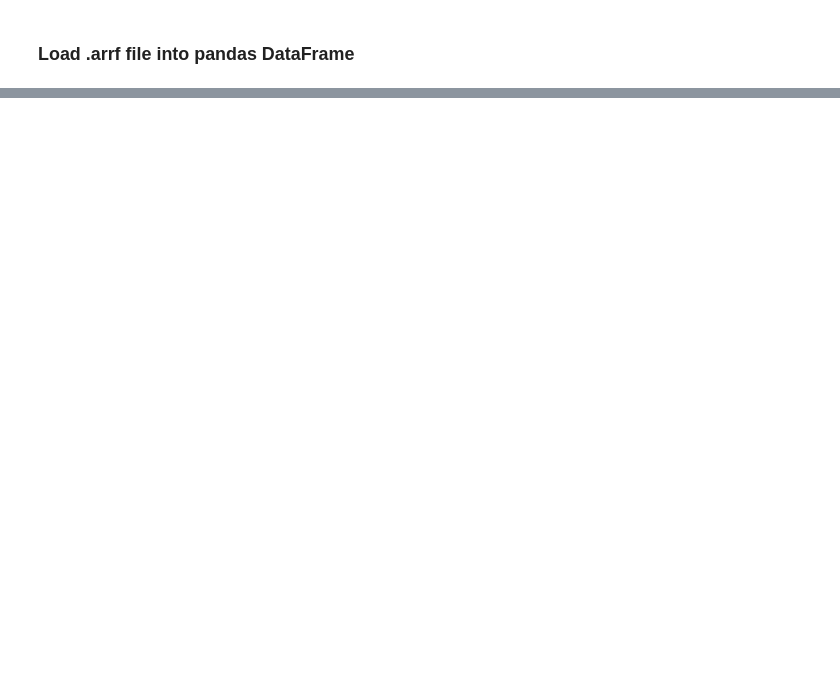
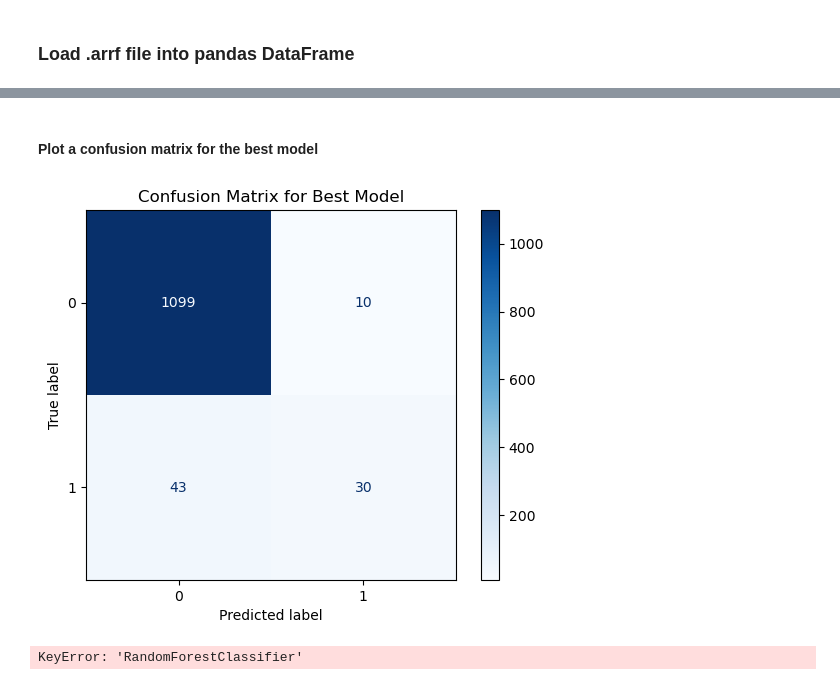
Before and after one commit to Abbey-commit/data-science-project, a Jupyter notebook: poland_bankruptcy_project.ipynb, the cells around one changed output, grey strips where cells are left out. Drawn from its saved outputs; the diff is of its cells as text; code cells hidden in the pictures; blank space fills up the shorter version.

Commit message:
random forest classifier done

```diff
--- a/poland_bankruptcy_project.ipynb
+++ b/poland_bankruptcy_project.ipynb
@@ -53,0 +302,16 @@ print(df_data.head(5))
+# %% [markdown]
+#### Plot a confusion matrix for the best model
+# %%
+# Predict using the best model on the test set
+y_pred_best = model.best_estimator_.predict(X_test)
+
+# Calculate the confusion matrix
+cm = confusion_matrix(y_test, y_pred_best)
+
+# Display the confusion matrix
+disp = ConfusionMatrixDisplay(confusion_matrix=cm, display_labels=model.classes_)
+disp.plot(cmap="Blues", values_format="d")
+plt.title("Confusion Matrix for Best Model")
+plt.show()
+# %% [output]
+[figure, added]
@@ -53,0 +324,29 @@ print(df_data.head(5))
+# %%
+import matplotlib.pyplot as plt
+import pandas as pd
+
+# Get feature names from training data
+features = X_train.columns
+
+# Extract importances from the RandomForestClassifier inside the pipeline
+importances = model.best_estimator_.named_steps['RandomForestClassifier'].feature_importances_
+
+# Create a DataFrame with feature names and their importance values
+feat_imp = pd.DataFrame({
+    'Feature': features,
+    'Importance': importances
+})
+
+# Sort the features by importance in descending order
+feat_imp = feat_imp.sort_values(by='Importance', ascending=False)
+
+# Plot the 10 most important features
+plt.figure(figsize=(10, 6))
+feat_imp.head(10).plot(kind='barh', x='Feature', y='Importance', legend=False, color='skyblue')
+plt.xlabel("Gini Importance")
+plt.ylabel("Feature")
+plt.title("Top 10 Feature Importances")
+plt.gca().invert_yaxis()  # Invert y-axis to show the most important features at the top
+plt.show()
+# %% [output]
+KeyError: 'RandomForestClassifier'
```
Also changed, not shown: parts of 20 cells of this notebook, 1 other file.
